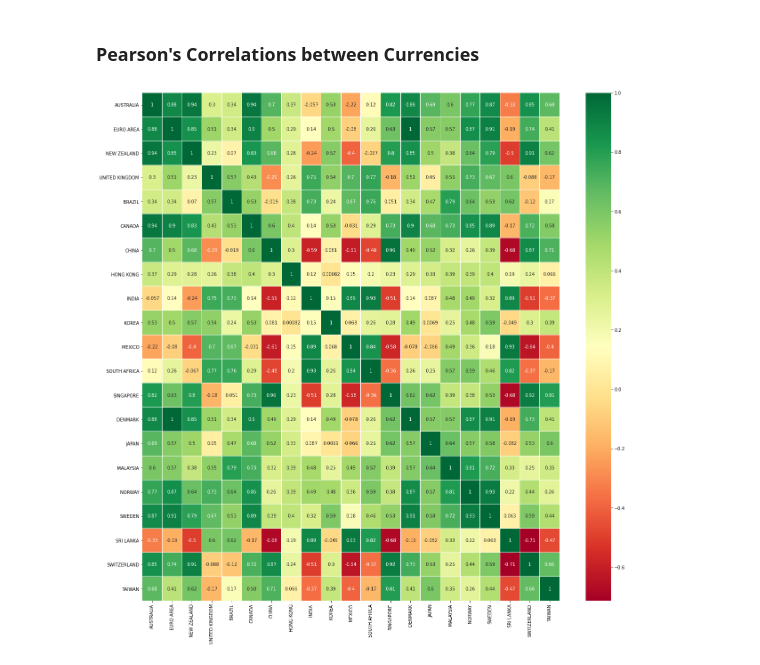
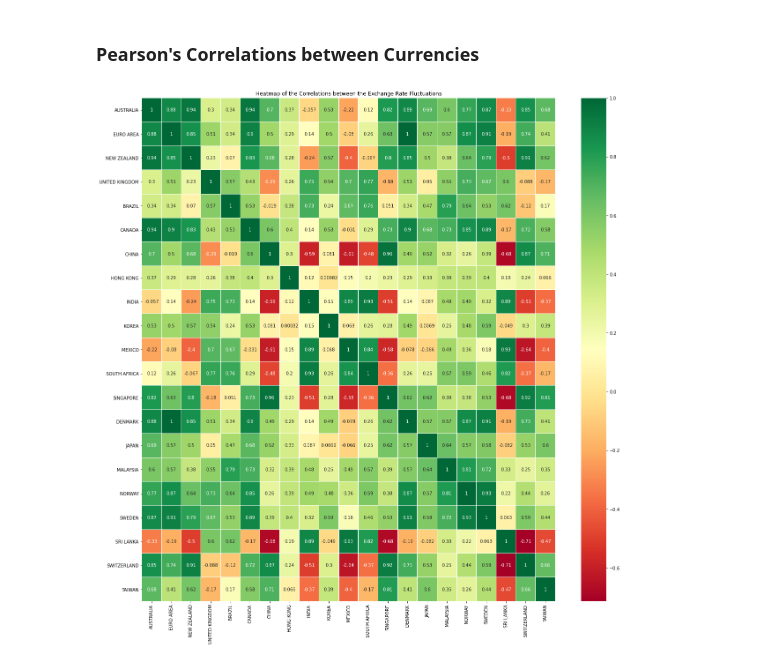
Before and after one commit to monisha-jeg/visualization_forex, a Jupyter notebook: data_viz.ipynb, the cells around one changed output. Cells and saved outputs as stored; diff of their text form; code cells hidden in the pictures.

```diff
--- a/data_viz.ipynb
+++ b/data_viz.ipynb
@@ -317,7 +333,8 @@ worldmap_chart.render_to_file("world.svg")
 # %%
 corrs = df.corr(method='pearson')
 fig, ax = plt.subplots(figsize=(21,21))
 sns.heatmap(corrs, linewidths=0.01, annot=True, cmap="RdYlGn")
+plt.title("Heatmap of the Correlations between the Exchange Rate Fluctuations")
 plt.savefig('corr.png')
 # %% [output]
-[figure, old version]
+[figure, new version]
```
Also changed, not shown: parts of 21 cells of this notebook, 1 other file.
